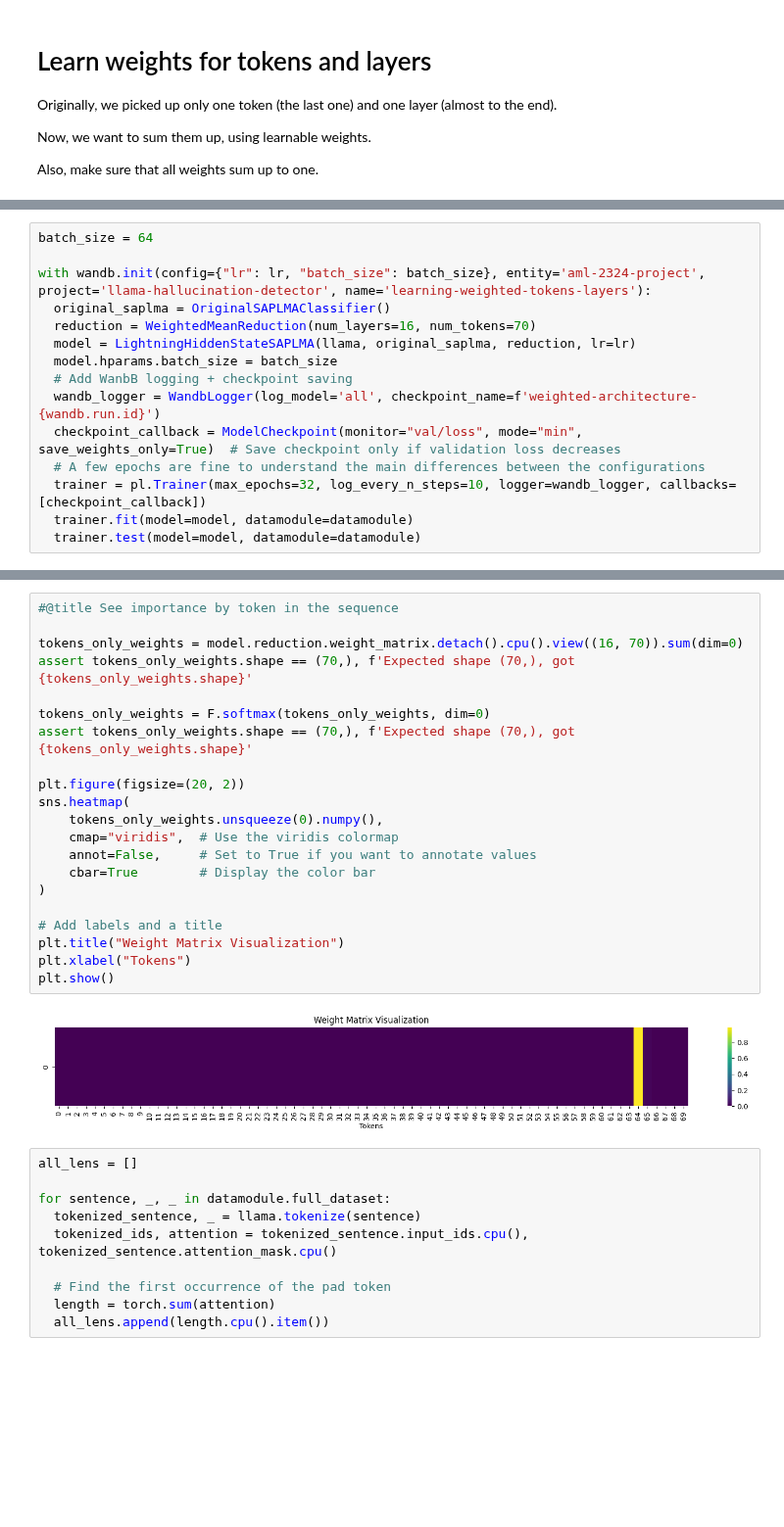
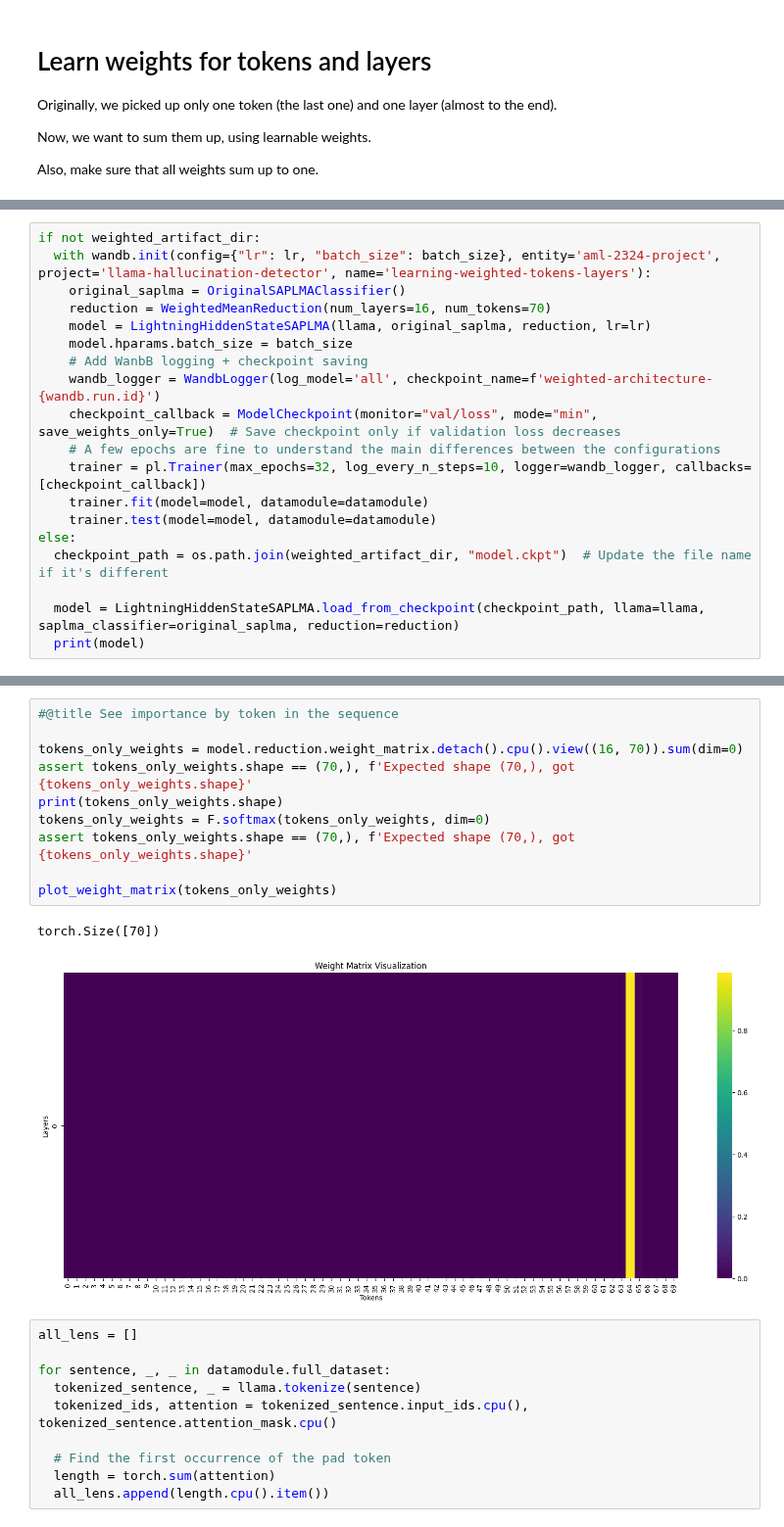
Before and after one commit to simonesestito/AML-project, a Jupyter notebook: 4_weight_token_layers.ipynb, the cells around one changed output, grey strips where cells are left out. Shown at 98% size. Saved outputs shown, nothing was run; the diff lists cells and outputs as text; blank space fills up the shorter version.

```diff
--- a/4_weight_token_layers.ipynb
+++ b/4_weight_token_layers.ipynb
@@ -218,16 +223,20 @@ Also, make sure that all weights sum up to one.
 # %%
-batch_size = 64
+if not weighted_artifact_dir:
+  with wandb.init(config={"lr": lr, "batch_size": batch_size}, entity='aml-2324-project', project='llama-hallucination-detector', name='learning-weighted-tokens-layers'):
+    original_saplma = OriginalSAPLMAClassifier()
+    reduction = WeightedMeanReduction(num_layers=16, num_tokens=70)
+    model = LightningHiddenStateSAPLMA(llama, original_saplma, reduction, lr=lr)
+    model.hparams.batch_size = batch_size
+    # Add WanbB logging + checkpoint saving
+    wandb_logger = WandbLogger(log_model='all', checkpoint_name=f'weighted-architecture-{wandb.run.id}')
+    checkpoint_callback = ModelCheckpoint(monitor="val/loss", mode="min", save_weights_only=True)  # Save checkpoint only if validation loss decreases
+    # A few epochs are fine to understand the main differences between the configurations
+    trainer = pl.Trainer(max_epochs=32, log_every_n_steps=10, logger=wandb_logger, callbacks=[checkpoint_callback])
+    trainer.fit(model=model, datamodule=datamodule)
+    trainer.test(model=model, datamodule=datamodule)
+else:
+  checkpoint_path = os.path.join(weighted_artifact_dir, "model.ckpt")  # Update the file name if it's different
 
-with wandb.init(config={"lr": lr, "batch_size": batch_size}, entity='aml-2324-project', project='llama-hallucination-detector', name='learning-weighted-tokens-layers'):
-  original_saplma = OriginalSAPLMAClassifier()
-  reduction = WeightedMeanReduction(num_layers=16, num_tokens=70)
-  model = LightningHiddenStateSAPLMA(llama, original_saplma, reduction, lr=lr)
-  model.hparams.batch_size = batch_size
-  # Add WanbB logging + checkpoint saving
-  wandb_logger = WandbLogger(log_model='all', checkpoint_name=f'weighted-architecture-{wandb.run.id}')
-  checkpoint_callback = ModelCheckpoint(monitor="val/loss", mode="min", save_weights_only=True)  # Save checkpoint only if validation loss decreases
-  # A few epochs are fine to understand the main differences between the configurations
-  trainer = pl.Trainer(max_epochs=32, log_every_n_steps=10, logger=wandb_logger, callbacks=[checkpoint_callback])
-  trainer.fit(model=model, datamodule=datamodule)
-  trainer.test(model=model, datamodule=datamodule)
+  model = LightningHiddenStateSAPLMA.load_from_checkpoint(checkpoint_path, llama=llama, saplma_classifier=original_saplma, reduction=reduction)
+  print(model)
 # %% [output]
@@ -321,26 +278,16 @@ plt.show()
 # %%
 #@title See importance by token in the sequence
 
 tokens_only_weights = model.reduction.weight_matrix.detach().cpu().view((16, 70)).sum(dim=0)
 assert tokens_only_weights.shape == (70,), f'Expected shape (70,), got {tokens_only_weights.shape}'
-
+print(tokens_only_weights.shape)
 tokens_only_weights = F.softmax(tokens_only_weights, dim=0)
 assert tokens_only_weights.shape == (70,), f'Expected shape (70,), got {tokens_only_weights.shape}'
 
-plt.figure(figsize=(20, 2))
-sns.heatmap(
-    tokens_only_weights.unsqueeze(0).numpy(),
-    cmap="viridis",  # Use the viridis colormap
-    annot=False,     # Set to True if you want to annotate values
-    cbar=True        # Display the color bar
-)
-
-# Add labels and a title
-plt.title("Weight Matrix Visualization")
-plt.xlabel("Tokens")
-plt.show()
+plot_weight_matrix(tokens_only_weights)
 # %% [output]
+torch.Size([70])
-[figure, old version]
+[figure, new version]
 # %%
 all_lens = []
 
```
Also changed, not shown: parts of 21 cells of this notebook.
